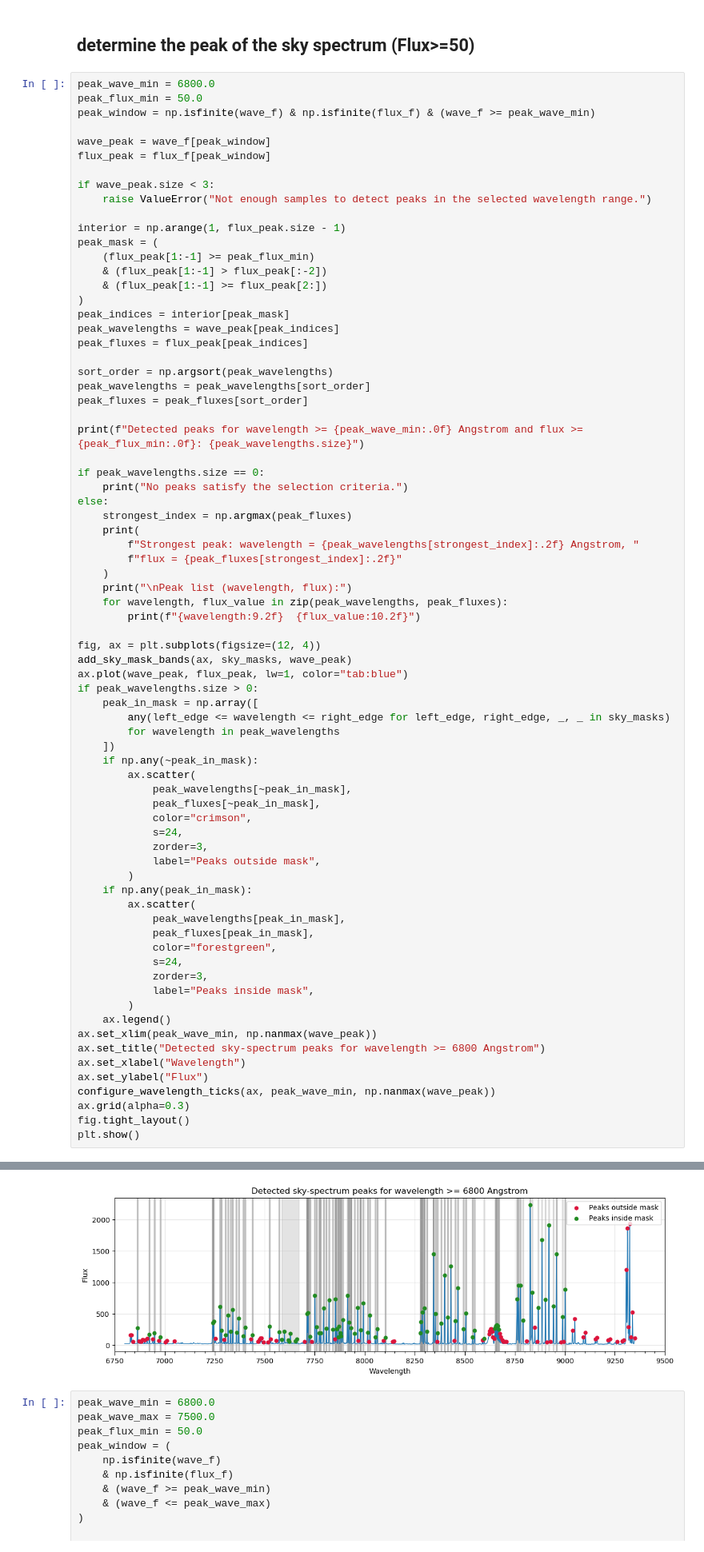
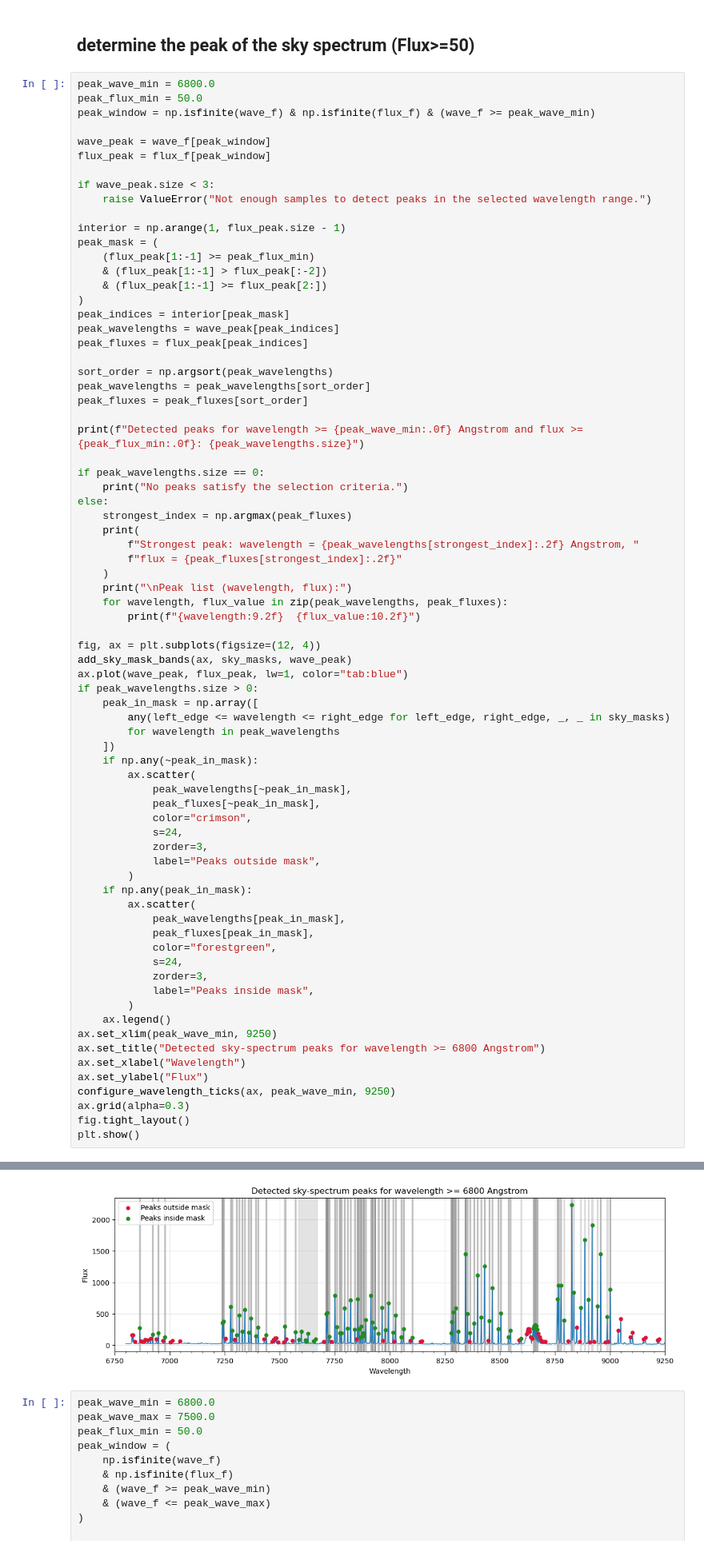
Before and after one commit to Rongjun-ANU/ICRAR-MAUVE, a Jupyter notebook: nGIST_dev_7.6.4/20260309_read_SKY_SPECTRUM_check_specMask_KIN.ipynb, the cells around one changed output, grey strips where cells are left out. Shown at 80% size. Cells and saved outputs as stored; diff of their text form.

```diff
--- a/nGIST_dev_7.6.4/20260309_read_SKY_SPECTRUM_check_specMask_KIN.ipynb
+++ b/nGIST_dev_7.6.4/20260309_read_SKY_SPECTRUM_check_specMask_KIN.ipynb
@@ -518,36 +518,36 @@ if peak_wavelengths.size > 0:
             color="forestgreen",
             s=24,
             zorder=3,
             label="Peaks inside mask",
         )
     ax.legend()
-ax.set_xlim(peak_wave_min, np.nanmax(wave_peak))
+ax.set_xlim(peak_wave_min, 9250)
 ax.set_title("Detected sky-spectrum peaks for wavelength >= 6800 Angstrom")
 ax.set_xlabel("Wavelength")
 ax.set_ylabel("Flux")
-configure_wavelength_ticks(ax, peak_wave_min, np.nanmax(wave_peak))
+configure_wavelength_ticks(ax, peak_wave_min, 9250)
 ax.grid(alpha=0.3)
 fig.tight_layout()
 plt.show()
 # %% [output]
 Detected peaks for wavelength >= 6800 Angstrom and flux >= 50: 167
 Strongest peak: wavelength = 8827.19 Angstrom, flux = 2235.55
 
 Peak list (wavelength, flux):
   6829.06      163.56
   6834.38      160.09
   6841.88       59.87
   6863.75      278.61
   6870.94       67.38
   6881.25       55.93
   6889.38       87.54
   6900.94       82.59
 ... (155 lines left out)
   9323.75     1936.41
   9330.94      127.77
   9338.12      523.14
   9349.38      114.97
-[figure, old version]
+[figure, new version]
 # %%
 peak_wave_min = 6800.0
 peak_wave_max = 7500.0
```
Also changed, not shown: parts of 6 cells of this notebook, 32 other files.
